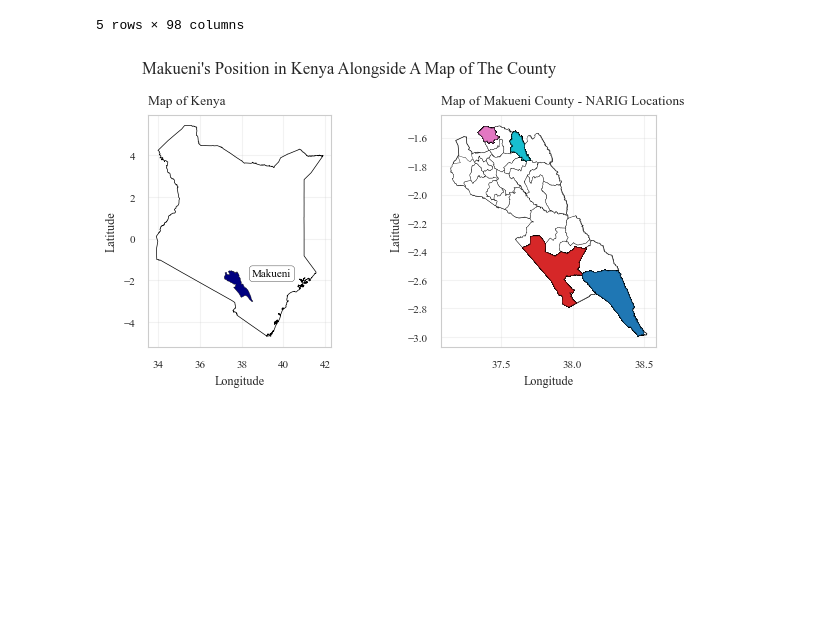
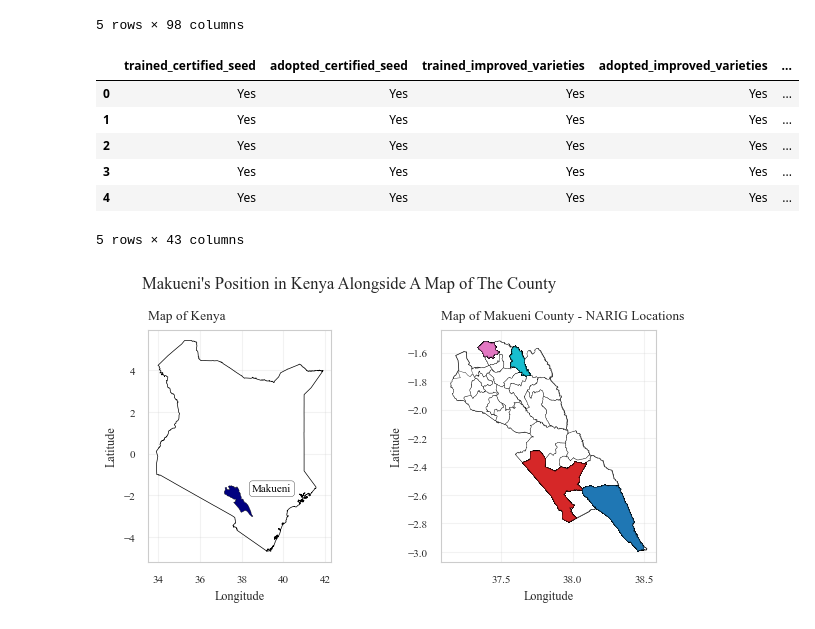
Before and after one commit to StephKisee/narigp-farmer-impact-study, a Jupyter notebook: notebooks/notebook.ipynb, the cells around one changed output. Cells and saved outputs as stored; diff of their text form; code cells hidden in the pictures; blank space fills up the shorter version.

```diff
--- a/notebooks/notebook.ipynb
+++ b/notebooks/notebook.ipynb
@@ -57,7 +32,7 @@ def create_composite_feature(dataframe, feature_list, new_feature_name, drop_fea
     return dataframe
 
 
-def engineer_change_features(dataframe, drop_before_after=False):
+def create_change_features(dataframe, drop_before_after=False):
     """
     Create change features from before and after features.
 
@@ -86,13 +61,17 @@ def engineer_change_features(dataframe, drop_before_after=False):
                            'a_after': [4, 5, 6],
                            'b_before': [7, 8, 9],
                            'b_after': [10, 11, 12]})
-    >>> df = engineer_change_features(df)
+    >>> df = create_change_features(df)
     """
+    dataframe = dataframe.copy()
+
     for col in dataframe.columns:
+
         if col.endswith('_before') or col.endswith('_after'):
             base_col = col.rsplit('_', 1)[0]
             before_col = base_col + '_before'
             after_col = base_col + '_after'
+
             if before_col in dataframe.columns and after_col in dataframe.columns:
                 change_col = base_col + '_change'
                 dataframe[change_col] = dataframe[after_col] - dataframe[before_col]
@@ -100,9 +79,25 @@ def engineer_change_features(dataframe, drop_before_after=False):
                 change_col_data = dataframe[change_col]
                 dataframe.drop(columns=[change_col], inplace=True)
                 dataframe.insert(change_col_index, change_col, change_col_data)
+
                 if drop_before_after:
                     dataframe.drop(columns=[before_col, after_col], inplace=True)
+
     return dataframe
+
+
+# def create_intervention_features(dataframe):
+#     dataframe = dataframe.copy()
+#
+#     for col in dataframe.columns:
+#
+#         if col.startswith('trained') or col.startswith('adopted'):
+#             intervention_col = col.split('_', 1)[1]
+#             trained_col = 'trained_' + intervention_col
+#             adopted_col = 'adopted_' + intervention_col
+#
+#             if trained_col in dataframe.columns and adopted_col in dataframe.columns:
+#                 #
 # %%
 survey = pd.read_excel('../data/raw/NARIG_Survey.xlsx', usecols='A:EG')
 column_names = pd.read_json('../data/processed/json/column_names.json', typ='series')
@@ -168,7 +163,7 @@ narig_dfs['survey_df'].replace(reverse_map, inplace=True)
 numeric_cols = narig_dfs['survey_df'].select_dtypes('number').columns.tolist()
 narig_dfs['survey_df'].replace(ordinal_map, inplace=True)
 
-narig_dfs['survey_df'] = engineer_change_features(narig_dfs['survey_df'], drop_before_after=False)
+narig_dfs['survey_df'] = create_change_features(narig_dfs['survey_df'], drop_before_after=False)
 narig_dfs['survey_df'] = create_composite_feature(narig_dfs['survey_df'], attitude_cols, 'farmer_attitudes', drop_features=False)
 narig_dfs['survey_df'] = create_composite_feature(narig_dfs['survey_df'], knowledge_cols, 'farmer_knowledge', drop_features=False)
 narig_dfs['survey_df'] = create_composite_feature(narig_dfs['survey_df'], practice_cols, 'farmer_practices', drop_features=False)
@@ -197,6 +192,16 @@ narig_dfs['survey_df'].head()
 | 3 | Makueni | Mbooni | Tulimani | POLYGON ((37.38407 -1.52204, 37.3... | Female | 73.0 | Primary | 800 | 6 | ... |
 | 4 | Makueni | Mbooni | Tulimani | POLYGON ((37.38407 -1.52204, 37.3... | Male | 71.0 | Secondary | 10000 | 5 | ... |
 5 rows × 98 columns
+# %%
+narig_dfs['survey_df'].iloc[:, 45:-10].head()
+# %% [output]
+|  | trained_certified_seed | adopted_certified_seed | trained_improved_varieties | adopted_improved_varieties | ... |
+| 0 | Yes | Yes | Yes | Yes | ... |
+| 1 | Yes | Yes | Yes | Yes | ... |
+| 2 | Yes | Yes | Yes | Yes | ... |
+| 3 | Yes | Yes | Yes | Yes | ... |
+| 4 | Yes | Yes | Yes | Yes | ... |
+5 rows × 43 columns
 # %%
 # Create a single figure
 fig, ax = plt.subplots(1,2, figsize=(6, 3))
```
Also changed, not shown: parts of 3 cells of this notebook, 4 other files.
